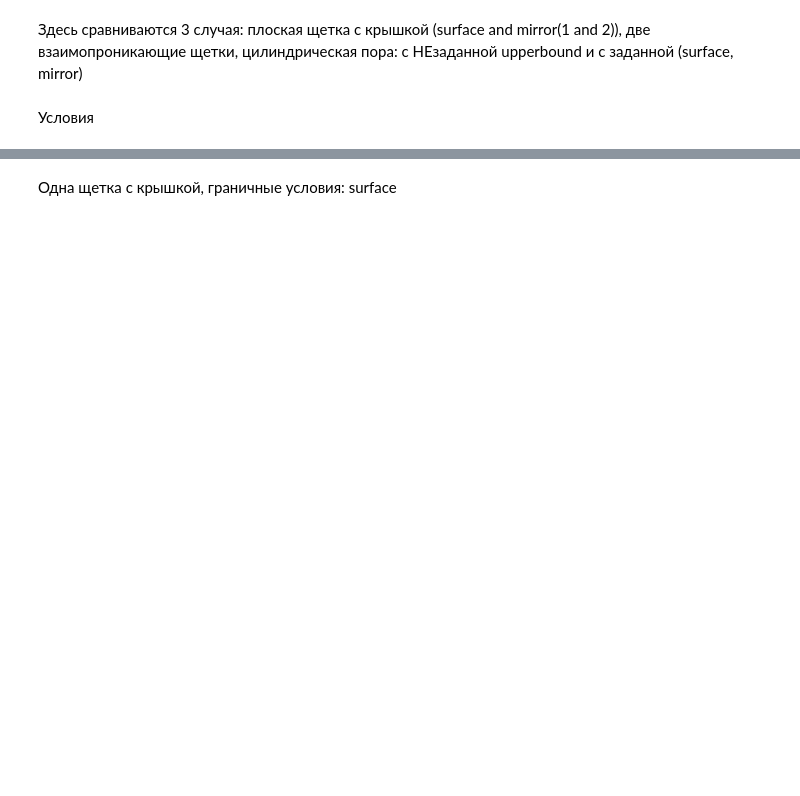
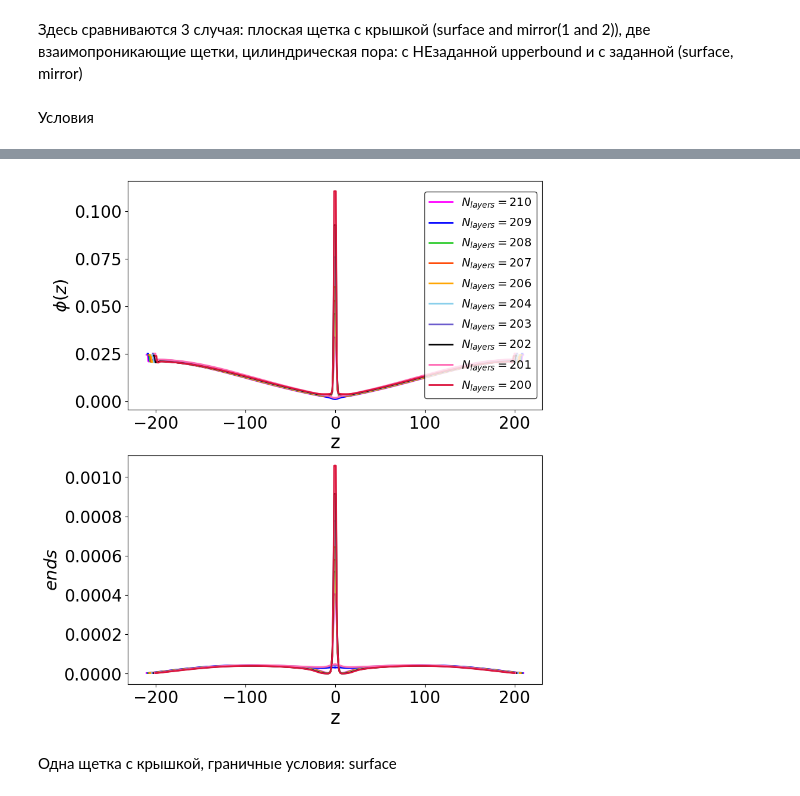
Before and after one commit to salatovaoaoaoa/PB_SCF, a Jupyter notebook: pore_main/research_ends_distribution.ipynb/ends_distr_flat_cases_general.ipynb, the cells around one changed output, grey strips where cells are left out. Cells and saved outputs as stored; diff of their text form; code cells hidden in the pictures; blank space fills up the shorter version.

```diff
--- a/pore_main/research_ends_distribution.ipynb/ends_distr_flat_cases_general.ipynb
+++ b/pore_main/research_ends_distribution.ipynb/ends_distr_flat_cases_general.ipynb
@@ -24,0 +27,95 @@ N_layers = 180
+# %%
+N = 400
+S = 150
+Cs = 0.001
+alpha = 0.5
+N_layers = np.linspace(210, 200, num = 10)
+
+colors = ['fuchsia', 'blue', 'limegreen', 'orangered', 'orange', 'skyblue', 'slateblue', 'black', 'hotpink',
+              'crimson', 'aquamarine']
+
+fig = plt.figure()
+
+ax1 = fig.add_subplot(2, 1, 1)
+ax2 = fig.add_subplot(2, 1, 2)
+
+for n, color in zip(N_layers, colors):
+    file_name_pro_flat_cap_mirror = generate_flat_cap_in_files(template_cap = '/home/tpopova/prj/PB_SCF/pore_templates/temp_surface.in',
+
+                    #название параметра
+                    range_param = 'N_layers',
+
+                    type_lowerbound = 'mirror',
+
+                    N_brush = N,
+                    N_layers = round(n),
+                    S = S,
+                    Cs = Cs,
+                    alpha = alpha,
+                    min_range_value = 1,
+                    max_range_value = 1,
+                    )
+
+    c_polymer_mirror = np.asarray(pd.read_csv(file_name_pro_flat_cap_mirror, sep='\t')['mol_brush_phi'])
+
+    ends_mirror = np.asarray(pd.read_csv(file_name_pro_flat_cap_mirror, sep='\t')['mon_G_phi'])
+#     psi_mirror = np.asarray(pd.read_csv(file_name_pro_flat_cap_mirror, sep='\t')['sys_noname_psi'])
+
+    r_range = np.linspace(0, round(n), num = round(n) + 2)
+
+    ax1.plot(r_range, c_polymer_mirror,
+            linestyle='-',
+            linewidth= 2,
+            color=color,
+            label=f'$N_{{layers}} = {round(n)}$')
+
+    ax1.plot(-1 * r_range, c_polymer_mirror,
+            linestyle='-',
+            linewidth= 2,
+            color=color)
+
+    ax2.plot(r_range, ends_mirror,
+                linestyle='-',
+                linewidth= 2,
+                color=color)
+
+    ax2.plot(-1 * r_range, ends_mirror,
+                linestyle='-',
+                linewidth= 2,
+                color=color)
+
+
+#  Добавляем подписи к осям:
+ax1.set_xlabel('z',
+                fontsize=23,
+                color='black', labelpad=2.5)
+
+ax1.set_ylabel(r'$\phi(z)$',
+                fontsize=21,
+                color='black')
+ax2.set_xlabel('z',
+                fontsize=23,
+                color='black')
+
+ax2.set_ylabel('$ends$',
+                fontsize=21,
+                color='black')
+
+# legend
+ax1.legend(
+    fontsize=14,
+            ncol=1,  # количество столбцов
+            facecolor='white',  # цвет области
+            edgecolor='black',  # цвет крайней линии
+            title_fontsize='12',  # размер шрифта заголовка
+            loc = 'center right')
+
+fig.set_figwidth(9)
+fig.set_figheight(11)
+
+plt.rcParams['xtick.labelsize'] = 20
+plt.rcParams['ytick.labelsize'] = 20
+
+plt.show()
+# save = fig.savefig('Figure_2.png', dpi = 300)
+# %% [output]
@@ -25,3 +139,4 @@ N_layers = 180
+[figure, added]
 # %% [markdown]
 Одна щетка с крышкой, граничные условия: surface
 # %%
```
Also changed, not shown: parts of 10 cells of this notebook, 6 other files.
